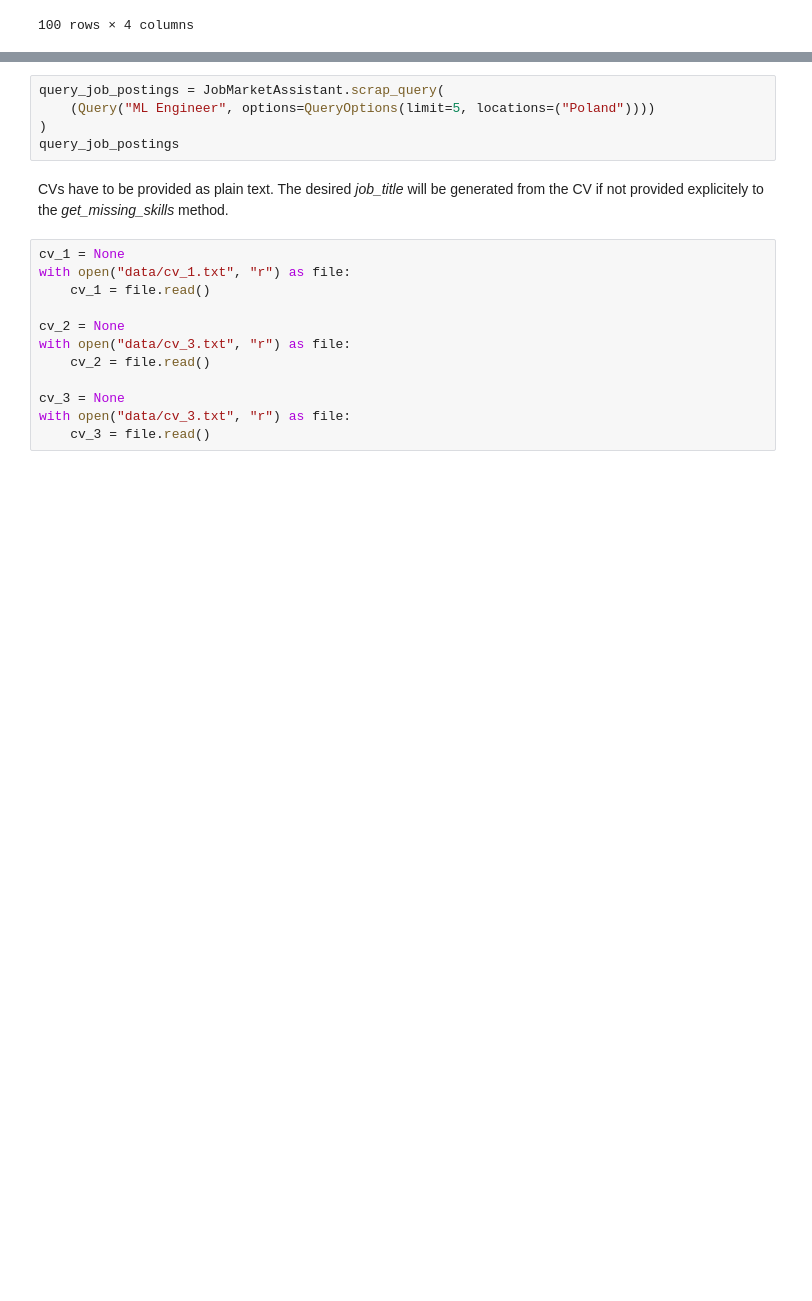
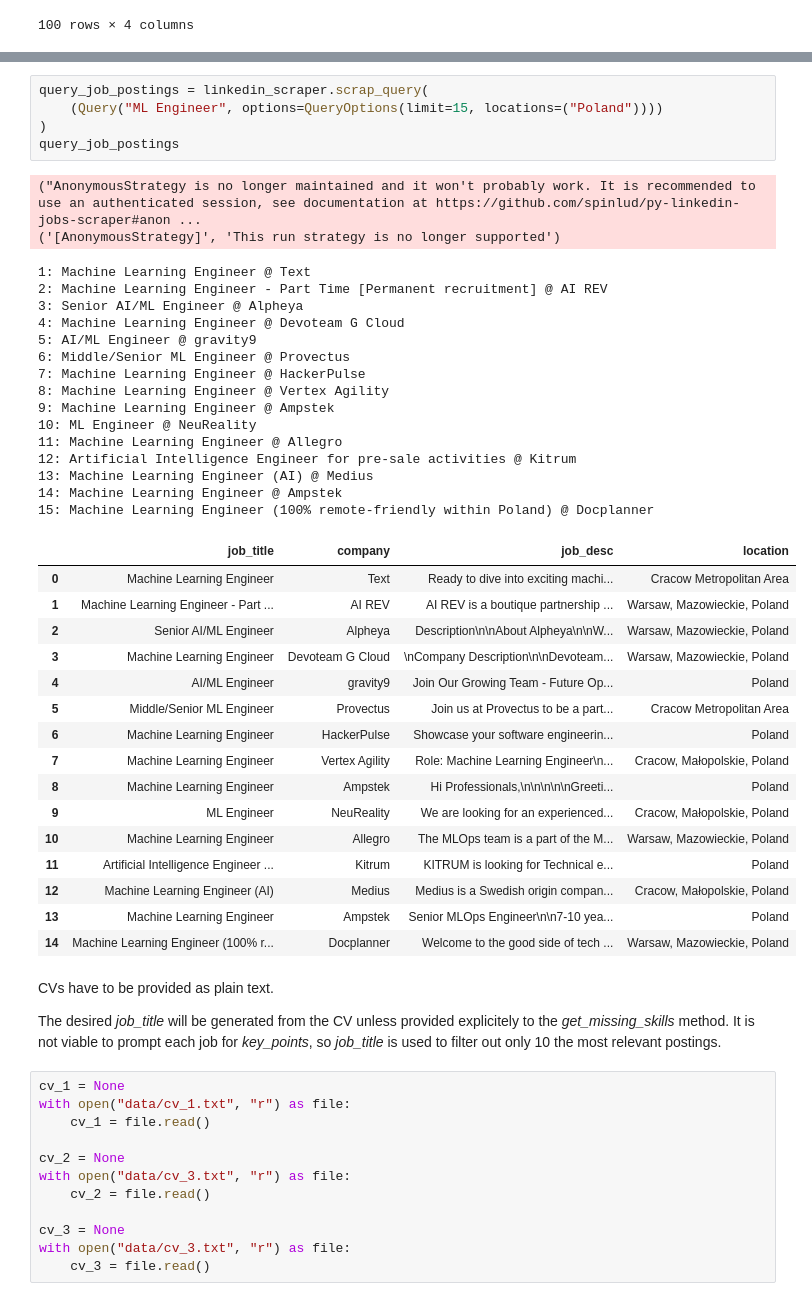
Before and after one commit to vrepetskyi/job-market-assistant, a Jupyter notebook: notebook.ipynb, the cells around one changed output, grey strips where cells are left out. Cells and saved outputs as stored; diff of their text form; blank space fills up the shorter version.

Commit message:
Reworked scraping

```diff
--- a/notebook.ipynb
+++ b/notebook.ipynb
@@ -124,12 +129,48 @@ url_job_postings
 | 8 | Generative AI Engineer | Seargin | As a dynamic multinational tech c... | Poland |
 | 9 | AIMl GenAI Manager | EY | AIML GenAI ManagerLet us introduc... | Wrocław, Dolnośląskie, Poland |
 # %%
-query_job_postings = JobMarketAssistant.scrap_query(
-    (Query("ML Engineer", options=QueryOptions(limit=5, locations=("Poland"))))
+query_job_postings = linkedin_scraper.scrap_query(
+    (Query("ML Engineer", options=QueryOptions(limit=15, locations=("Poland"))))
 )
 query_job_postings
+# %% [output]
+("AnonymousStrategy is no longer maintained and it won't probably work. It is recommended to use an authenticated session, see documentation at https://github.com/spinlud/py-linkedin-jobs-scraper#anon ...
+('[AnonymousStrategy]', 'This run strategy is no longer supported')
+1: Machine Learning Engineer @ Text
+2: Machine Learning Engineer - Part Time [Permanent recruitment] @ AI REV
+3: Senior AI/ML Engineer @ Alpheya
+4: Machine Learning Engineer @ Devoteam G Cloud
+5: AI/ML Engineer @ gravity9
+6: Middle/Senior ML Engineer @ Provectus
+7: Machine Learning Engineer @ HackerPulse
+8: Machine Learning Engineer @ Vertex Agility
+9: Machine Learning Engineer @ Ampstek
+10: ML Engineer @ NeuReality
+11: Machine Learning Engineer @ Allegro
+12: Artificial Intelligence Engineer for pre-sale activities @ Kitrum
+13: Machine Learning Engineer (AI) @ Medius
+14: Machine Learning Engineer @ Ampstek
+15: Machine Learning Engineer (100% remote-friendly within Poland) @ Docplanner
+|  | job_title | company | job_desc | location |
+| 0 | Machine Learning Engineer | Text | Ready to dive into exciting machi... | Cracow Metropolitan Area |
+| 1 | Machine Learning Engineer - Part ... | AI REV | AI REV is a boutique partnership ... | Warsaw, Mazowieckie, Poland |
+| 2 | Senior AI/ML Engineer | Alpheya | Description\n\nAbout Alpheya\n\nW... | Warsaw, Mazowieckie, Poland |
+| 3 | Machine Learning Engineer | Devoteam G Cloud | \nCompany Description\n\nDevoteam... | Warsaw, Mazowieckie, Poland |
+| 4 | AI/ML Engineer | gravity9 | Join Our Growing Team - Future Op... | Poland |
+| 5 | Middle/Senior ML Engineer | Provectus | Join us at Provectus to be a part... | Cracow Metropolitan Area |
+| 6 | Machine Learning Engineer | HackerPulse | Showcase your software engineerin... | Poland |
+| 7 | Machine Learning Engineer | Vertex Agility | Role: Machine Learning Engineer\n... | Cracow, Małopolskie, Poland |
+| 8 | Machine Learning Engineer | Ampstek | Hi Professionals,\n\n\n\n\nGreeti... | Poland |
+| 9 | ML Engineer | NeuReality | We are looking for an experienced... | Cracow, Małopolskie, Poland |
+| 10 | Machine Learning Engineer | Allegro | The MLOps team is a part of the M... | Warsaw, Mazowieckie, Poland |
+| 11 | Artificial Intelligence Engineer ... | Kitrum | KITRUM is looking for Technical e... | Poland |
+| 12 | Machine Learning Engineer (AI) | Medius | Medius is a Swedish origin compan... | Cracow, Małopolskie, Poland |
+| 13 | Machine Learning Engineer | Ampstek | Senior MLOps Engineer\n\n7-10 yea... | Poland |
+| 14 | Machine Learning Engineer (100% r... | Docplanner | Welcome to the good side of tech ... | Warsaw, Mazowieckie, Poland |
 # %% [markdown]
-CVs have to be provided as plain text. The desired *job_title* will be generated from the CV if not provided explicitely to the *get_missing_skills* method.
+CVs have to be provided as plain text.
+
+The desired _job_title_ will be generated from the CV unless provided explicitely to the _get_missing_skills_ method. It is not viable to prompt each job for _key_points_, so _job_title_ is used to filter out only 10 the most relevant postings.
 # %%
 cv_1 = None
 with open("data/cv_1.txt", "r") as file:
```
Also changed, not shown: parts of 11 cells of this notebook, 2 other files.
